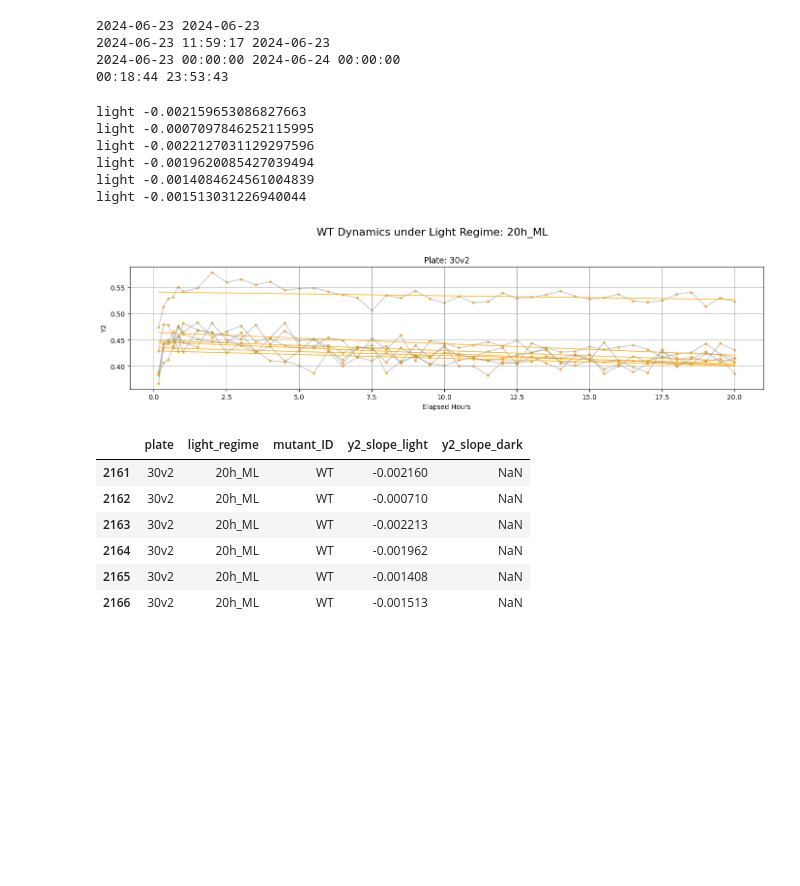
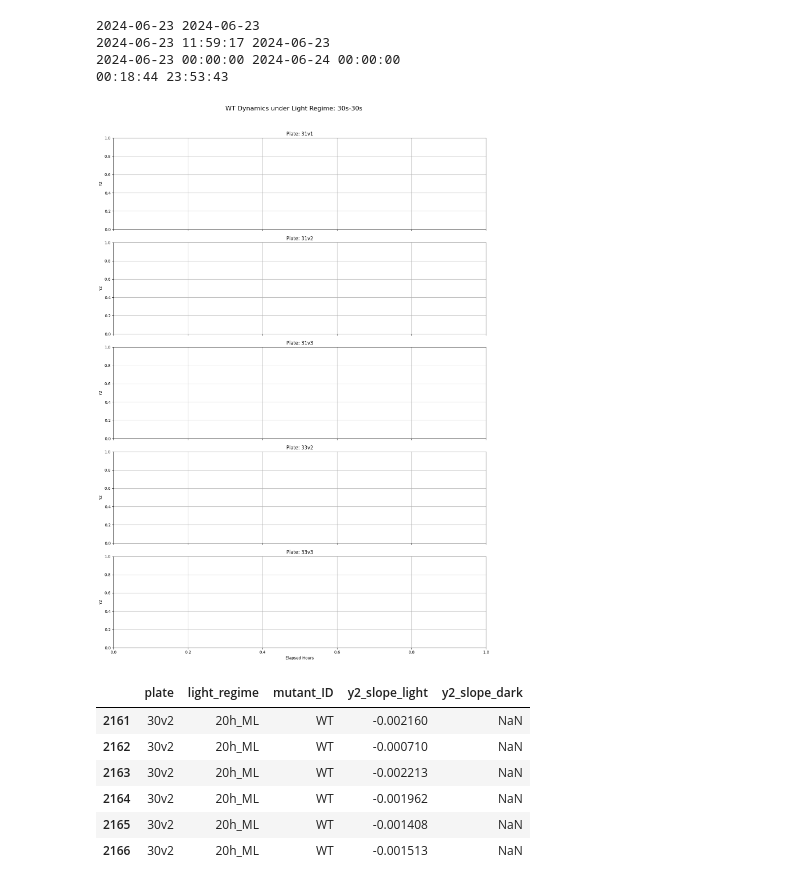
Before and after one commit to Imane-Mkt/Chlamy, a Jupyter notebook: Chlamy_Project_v2-main/Notebooks_Imane/lightanddarkslopes.ipynb, the cells around one changed output. Cells and saved outputs as stored; diff of their text form; code cells hidden in the pictures; blank space fills up the shorter version.

```diff
--- a/Chlamy_Project_v2-main/Notebooks_Imane/lightanddarkslopes.ipynb
+++ b/Chlamy_Project_v2-main/Notebooks_Imane/lightanddarkslopes.ipynb
@@ -98,7 +100,7 @@ print(min(dm['Time']), max(dm['Time']))
 data['plate']= data['plate'].astype(str)
 # %%
 # Plotting the light and dark timepoints for sanity checks
-
+data = pd.read_csv('/home/imokhtatif/.vscode-server/Chlamy_Project_v2-main/Quantile_normalization/2025_5_phase2_light_status_slope_QtilNorm_randeffONLYPLATES_ontimepoints.csv')
 y2_columns = [col for col in data.columns if col.startswith('y2_') and col.split('_')[-1].isdigit() and 'std' not in col]
 time_columns = [col for col in data.columns if col.startswith('measurement_time_')]
 light_status_cols = [col for col in data.columns if col.startswith('light_status_')]
@@ -117,9 +119,10 @@ elapsed_hours_cols = sorted(
     key=lambda x: int(x.split("_")[-1])
 )
 
+data = data[data['mutated_genes'].isin(['Cre12.g531900'])]
 # modifiable
-light_regime = '20h_ML'
-plates = ['30v2']#sorted(data[data['light_regime'] == light_regime]['plate'].unique())
+light_regime = '30s-30s'
+plates = sorted(data[data['light_regime'] == light_regime]['plate'].unique())
 n = len(plates)
 
 fig, axes = plt.subplots(nrows=n, ncols=1, figsize=(14, 4 * n), sharex=True)
@@ -141,40 +144,34 @@ for i, plate in enumerate(plates):
 
         valid = ~np.isnan(time_values) & ~np.isnan(y2_values) & pd.notna(light_status)
         time_values = time_values[valid]
         y2_values = y2_values[valid]
         light_status = light_status[valid]
 
         ax.plot(time_values, y2_values, alpha=0.4, color='gray')
         ax.scatter(time_values[light_status == 'light'], y2_values[light_status == 'light'], color='orange', s=10, alpha=0.6)
         ax.scatter(time_values[light_status == 'dark'], y2_values[light_status == 'dark'], color='blue', s=10, alpha=0.6)
 
         for condition, color in zip(['light', 'dark'], ['orange', 'blue']):
             cond_mask = light_status == condition
             if cond_mask.sum() >= 2:
                 x = time_values[cond_mask].reshape(-1, 1)
                 y = y2_values[cond_mask]
                 model = LinearRegression().fit(x, y)
                 print(condition, model.coef_[0])
                 x_line = np.linspace(x.min(), x.max(), 100).reshape(-1, 1)
                 y_line = model.predict(x_line)
                 ax.plot(x_line, y_line, color=color, linewidth=1)
 
     ax.set_title(f"Plate: {plate}")
     ax.set_ylabel("Y2")
     ax.grid(True)
 
 axes[-1].set_xlabel("Elapsed Hours")
 fig.suptitle(f"WT Dynamics under Light Regime: {light_regime}", fontsize=16)
 plt.tight_layout(rect=[0, 0, 1, 0.96])
 plt.show()
 # %% [output]
-light -0.002159653086827663
-light -0.0007097846252115995
-light -0.0022127031129297596
-light -0.0019620085427039494
-light -0.0014084624561004839
-light -0.001513031226940044
-[figure, old version]
+[figure, new version]
 # %%
 dataf = data[(data['plate']=='30v2') & (data['light_regime']=='20h_ML') & (data['mutant_ID'].isin(['WT', 'WT CLiP']))][['plate', 'light_regime', 'mutant_ID', 'y2_slope_light', 'y2_slope_dark']]
 dataf
```
Also changed, not shown: parts of 2 cells of this notebook, 7 other files.
